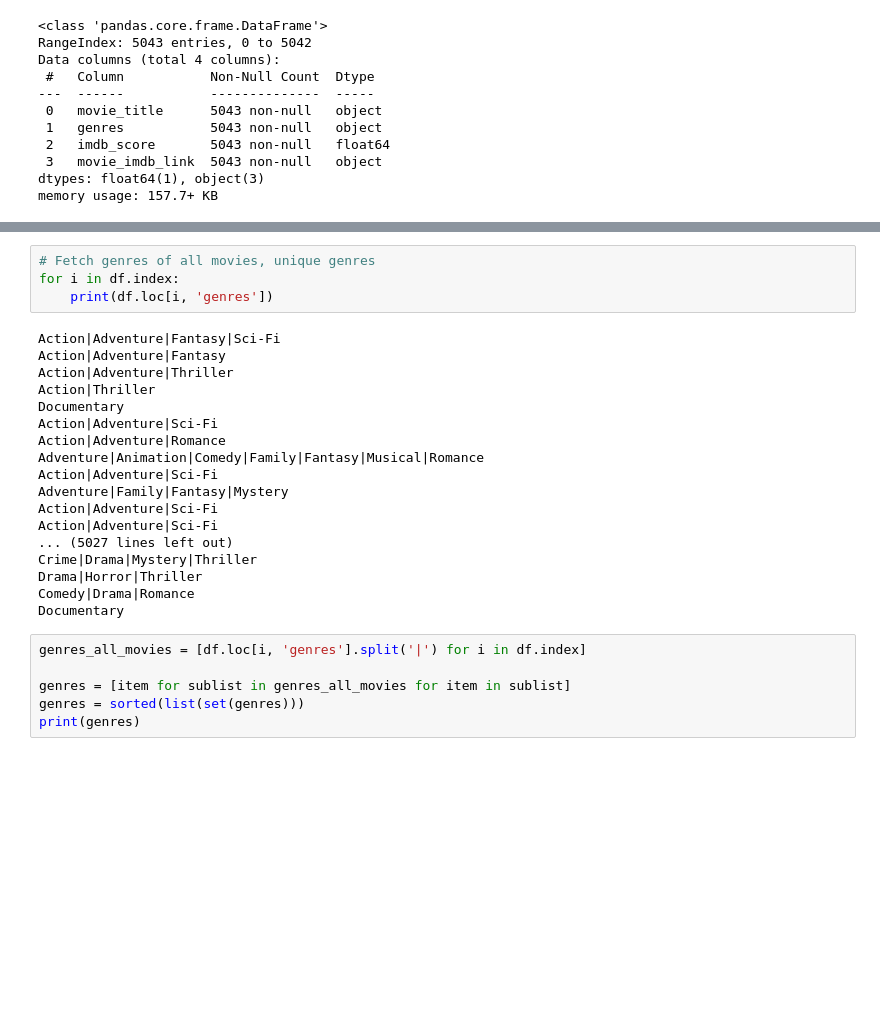
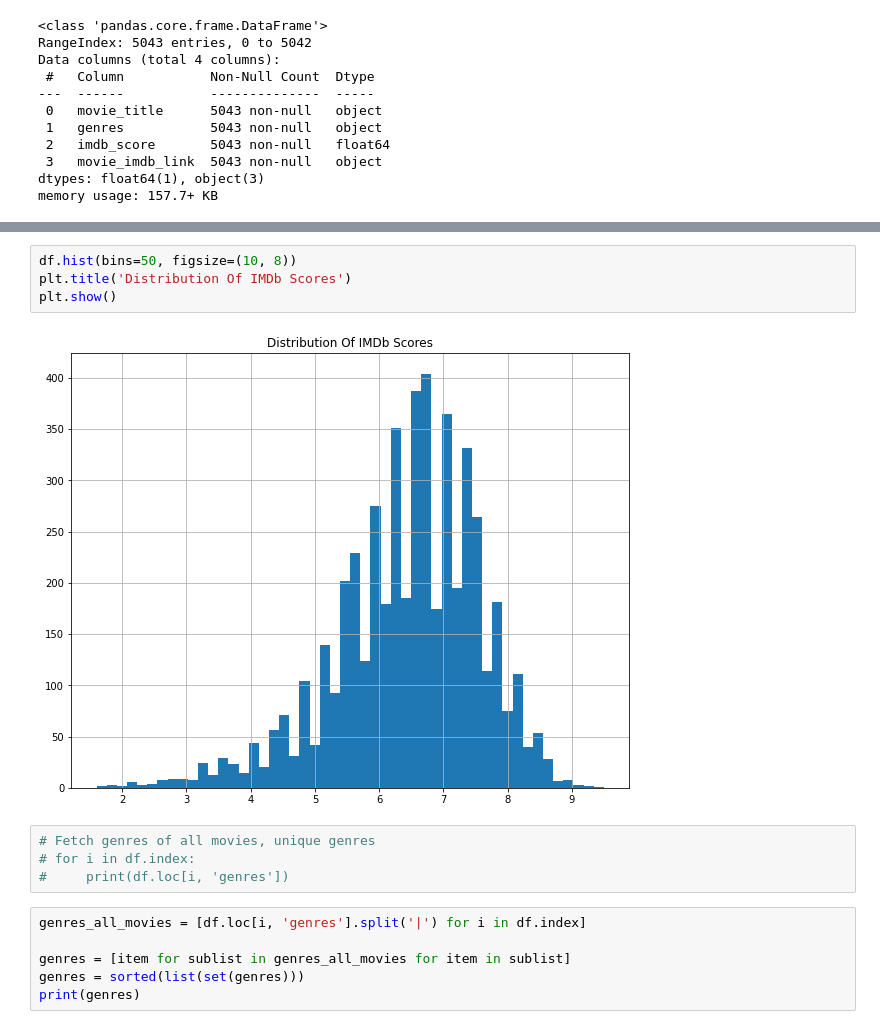
Before and after one commit to ebereanuebunwa/NG-30-Days-Of-Learning, a Jupyter notebook: movie-recommendation-app/notebook.ipynb, the cells around one changed output, grey strips where cells are left out. Saved outputs shown, nothing was run; the diff lists cells and outputs as text; blank space fills up the shorter version.

```diff
--- a/movie-recommendation-app/notebook.ipynb
+++ b/movie-recommendation-app/notebook.ipynb
@@ -142,25 +154,13 @@ Name: genres, Length: 914, dtype: int64
+# %%
+df.hist(bins=50, figsize=(10, 8))
+plt.title('Distribution Of IMDb Scores')
+plt.show()
+# %% [output]
+[figure, added]
 # %%
 # Fetch genres of all movies, unique genres
-for i in df.index:
-    print(df.loc[i, 'genres'])
+# for i in df.index:
+#     print(df.loc[i, 'genres'])
-# %% [output]
-Action|Adventure|Fantasy|Sci-Fi
-Action|Adventure|Fantasy
-Action|Adventure|Thriller
-Action|Thriller
-Documentary
-Action|Adventure|Sci-Fi
-Action|Adventure|Romance
-Adventure|Animation|Comedy|Family|Fantasy|Musical|Romance
-Action|Adventure|Sci-Fi
-Adventure|Family|Fantasy|Mystery
-Action|Adventure|Sci-Fi
-Action|Adventure|Sci-Fi
-... (5027 lines left out)
-Crime|Drama|Mystery|Thriller
-Drama|Horror|Thriller
-Comedy|Drama|Romance
-Documentary
 # %%
 genres_all_movies = [df.loc[i, 'genres'].split('|') for i in df.index]
 
```
Also changed, not shown: parts of 8 cells of this notebook, 3 other files.
